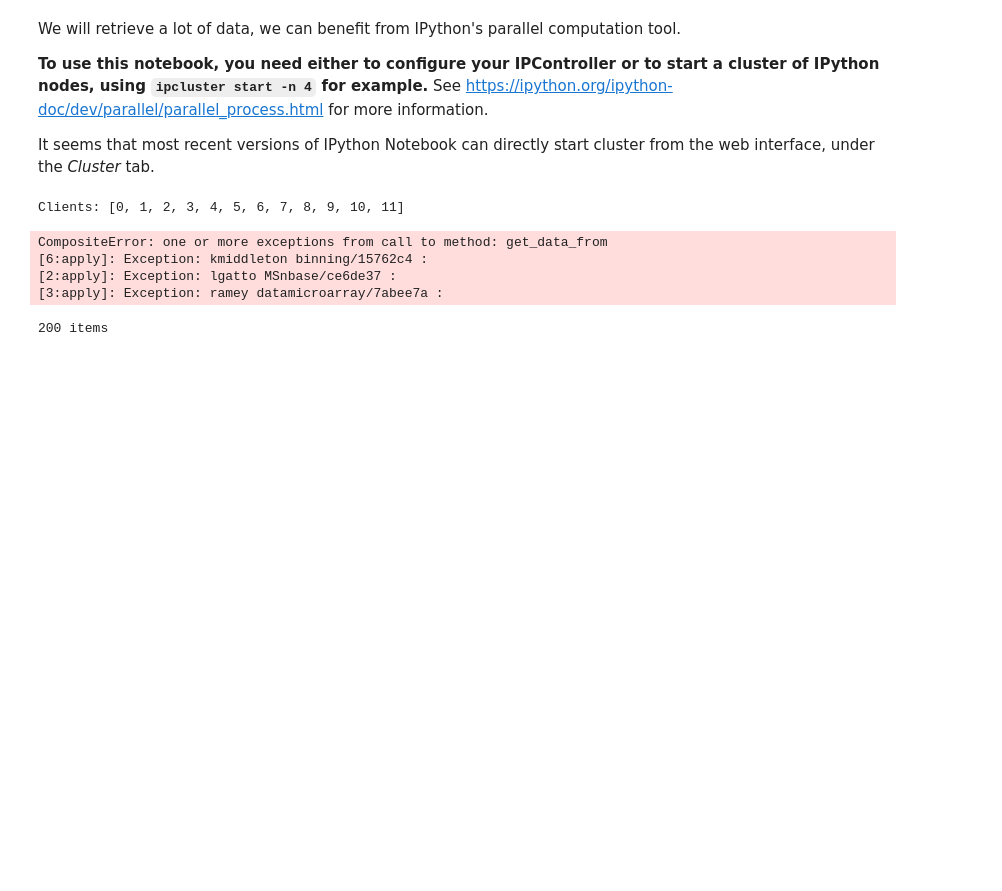
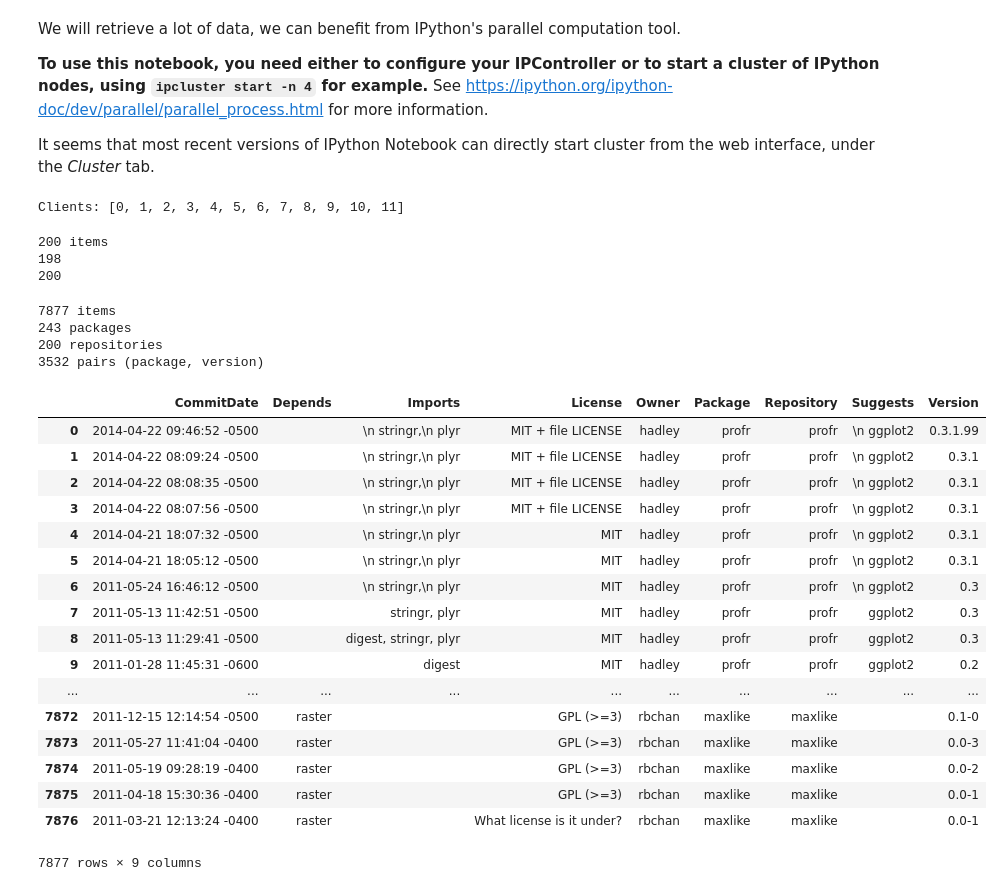
Before and after one commit to maelick/GitHub-API-Helpers, a Jupyter notebook: ICSME2015/notebooks/GitHub - Data Extraction.ipynb, the cells around one changed output. Saved outputs shown, nothing was run; the diff lists cells and outputs as text; code cells hidden in the pictures; blank space fills up the shorter version.

```diff
--- a/ICSME2015/notebooks/GitHub - Data Extraction.ipynb
+++ b/ICSME2015/notebooks/GitHub - Data Extraction.ipynb
@@ -29,7 +30,7 @@ It seems that most recent versions of IPython Notebook can directly start cluste
 # %%
 from IPython import parallel
 clients = parallel.Client()
-clients.block = True # synchronous computations
+clients.block = False # asynchronous computations
 print 'Clients:', str(clients.ids)
 # %% [output]
 Clients: [0, 1, 2, 3, 4, 5, 6, 7, 8, 9, 10, 11]
@@ -58,8 +59,8 @@ def get_data_from((owner, repository)):
         try:
             content = subprocess.check_output(['git', 'show', '{id}:{path}'.format(id=commit_sha, path='DESCRIPTION')])
         except subprocess.CalledProcessError as e:
-            # Should not happen. We generate a new description with more details
-            raise Exception(owner + ' ' + repository + '/' + commit_sha + ' : ' + e.output)
+            # Could happen when DESCRIPTION was added in this commit. Silently ignore
+            continue
 
         try:
             metadata = deb822.Deb822(content.split('\n'))
@@ -104,8 +105,6 @@ while not res.ready():
 for result in res.result:
     data.extend(result)
 # %% [output]
-CompositeError: one or more exceptions from call to method: get_data_from
-[6:apply]: Exception: kmiddleton binning/15762c4 :
-[2:apply]: Exception: lgatto MSnbase/ce6de37 :
-[3:apply]: Exception: ramey datamicroarray/7abee7a :
+200 items
+198
+200
-200 items
@@ -114,0 +111,33 @@ df.to_csv(FILENAME)
+# %%
+df = pandas.DataFrame.from_records(data)
+df.to_csv(FILENAME)
+print len(df), 'items'
+print len(df.drop_duplicates(['Package'])), 'packages'
+print len(df.drop_duplicates(['Owner', 'Repository'])), 'repositories'
+print len(df.drop_duplicates(['Package', 'Version'])), 'pairs (package, version)'
+# %% [output]
+7877 items
+243 packages
+200 repositories
+3532 pairs (package, version)
+# %%
+df
+# %% [output]
+|  | CommitDate | Depends | Imports | License | Owner | Package | Repository | Suggests | Version |
+| 0 | 2014-04-22 09:46:52 -0500 |  | \n stringr,\n plyr | MIT + file LICENSE | hadley | profr | profr | \n ggplot2 | 0.3.1.99 |
+| 1 | 2014-04-22 08:09:24 -0500 |  | \n stringr,\n plyr | MIT + file LICENSE | hadley | profr | profr | \n ggplot2 | 0.3.1 |
+| 2 | 2014-04-22 08:08:35 -0500 |  | \n stringr,\n plyr | MIT + file LICENSE | hadley | profr | profr | \n ggplot2 | 0.3.1 |
+| 3 | 2014-04-22 08:07:56 -0500 |  | \n stringr,\n plyr | MIT + file LICENSE | hadley | profr | profr | \n ggplot2 | 0.3.1 |
+| 4 | 2014-04-21 18:07:32 -0500 |  | \n stringr,\n plyr | MIT | hadley | profr | profr | \n ggplot2 | 0.3.1 |
+| 5 | 2014-04-21 18:05:12 -0500 |  | \n stringr,\n plyr | MIT | hadley | profr | profr | \n ggplot2 | 0.3.1 |
+| 6 | 2011-05-24 16:46:12 -0500 |  | \n stringr,\n plyr | MIT | hadley | profr | profr | \n ggplot2 | 0.3 |
+| 7 | 2011-05-13 11:42:51 -0500 |  | stringr, plyr | MIT | hadley | profr | profr | ggplot2 | 0.3 |
+| 8 | 2011-05-13 11:29:41 -0500 |  | digest, stringr, plyr | MIT | hadley | profr | profr | ggplot2 | 0.3 |
+| 9 | 2011-01-28 11:45:31 -0600 |  | digest | MIT | hadley | profr | profr | ggplot2 | 0.2 |
+| ... | ... | ... | ... | ... | ... | ... | ... | ... | ... |
+| 7872 | 2011-12-15 12:14:54 -0500 | raster |  | GPL (>=3) | rbchan | maxlike | maxlike |  | 0.1-0 |
+| 7873 | 2011-05-27 11:41:04 -0400 | raster |  | GPL (>=3) | rbchan | maxlike | maxlike |  | 0.0-3 |
+| 7874 | 2011-05-19 09:28:19 -0400 | raster |  | GPL (>=3) | rbchan | maxlike | maxlike |  | 0.0-2 |
+| 7875 | 2011-04-18 15:30:36 -0400 | raster |  | GPL (>=3) | rbchan | maxlike | maxlike |  | 0.0-1 |
+| 7876 | 2011-03-21 12:13:24 -0400 | raster |  | What license is it under? | rbchan | maxlike | maxlike |  | 0.0-1 |
+7877 rows × 9 columns
```
Also changed, not shown: parts of 3 cells of this notebook, 1 other file.
